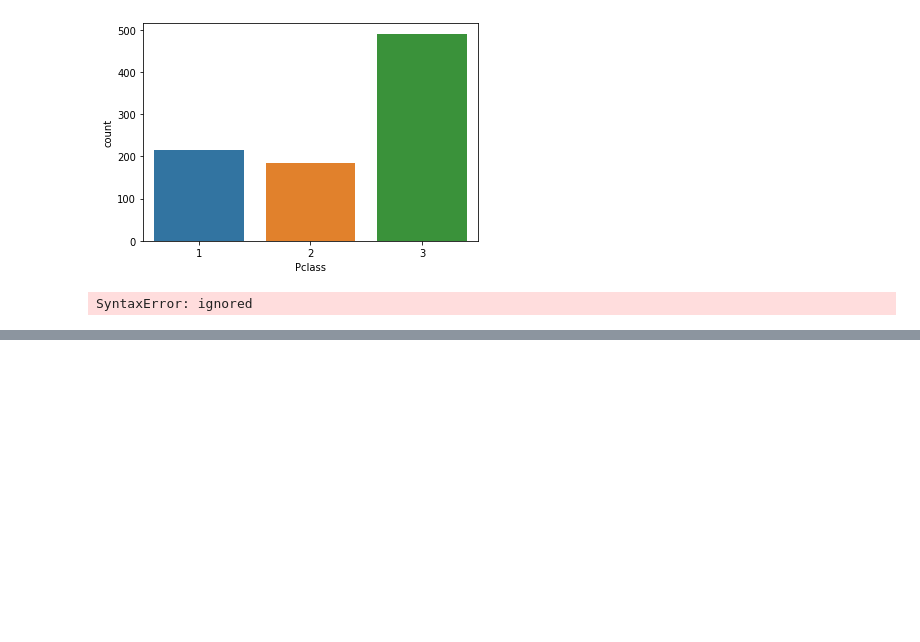
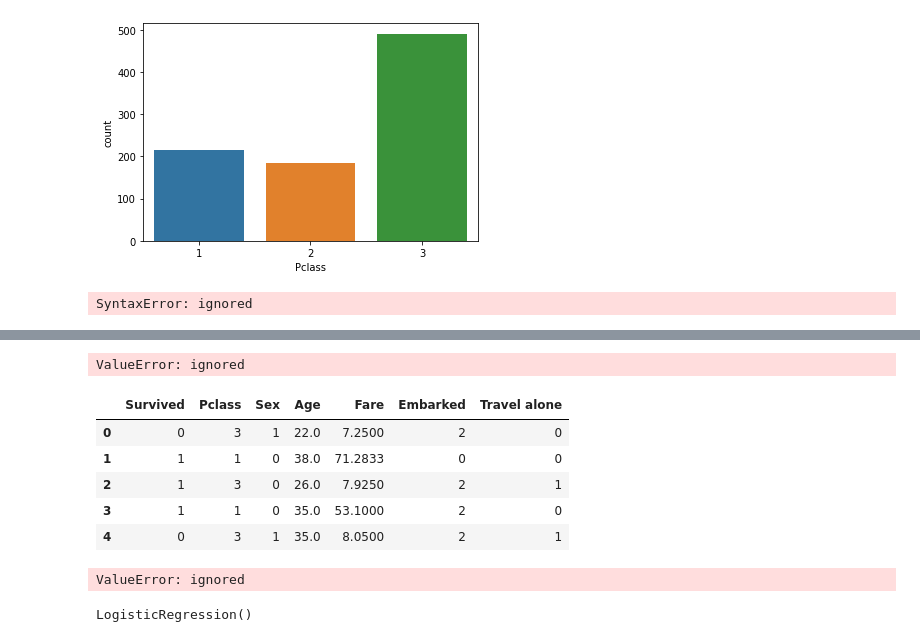
Before and after one commit to anjanasuresh14/INTRODUCTION-TO-PYTHON, a Jupyter notebook: Python20.ipynb, the cells around one changed output, grey strips where cells are left out. Cells and saved outputs as stored; diff of their text form; code cells hidden in the pictures; blank space fills up the shorter version.

```diff
--- a/Python20.ipynb
+++ b/Python20.ipynb
@@ -117,0 +126,19 @@ SyntaxError: ignored
+# %%
+sns.countplot('Travel alone',data=dataset)
+dataset['Travel alone'].value_counts()
+# %% [output]
+ValueError: ignored
+# %%
+dataset.head()
+# %% [output]
+|  | Survived | Pclass | Sex | Age | Fare | Embarked | Travel alone |
+| 0 | 0 | 3 | 1 | 22.0 | 7.2500 | 2 | 0 |
+| 1 | 1 | 1 | 0 | 38.0 | 71.2833 | 0 | 0 |
+| 2 | 1 | 3 | 0 | 26.0 | 7.9250 | 2 | 1 |
+| 3 | 1 | 1 | 0 | 35.0 | 53.1000 | 2 | 0 |
+| 4 | 0 | 3 | 1 | 35.0 | 8.0500 | 2 | 1 |
+# %%
+sns.barplot(x="Travel alone",y="Survived",data=dataset)
+dataset.groupby("Travel alone",as_index=False).Survived.mean()
+# %% [output]
+ValueError: ignored
@@ -117,0 +156,6 @@ SyntaxError: ignored
+# %%
+from sklearn.linear_model import LogisticRegression
+lr_model= LogisticRegression()
+lr_model.fit(X_train,y_train)
+# %% [output]
+LogisticRegression()
```
Also changed, not shown: parts of 18 cells of this notebook.
